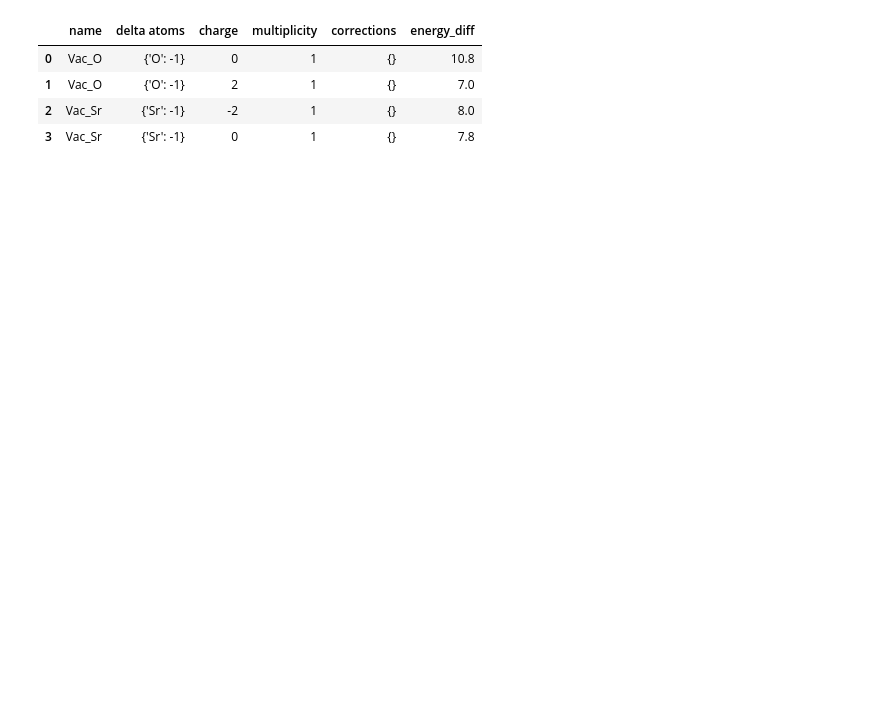
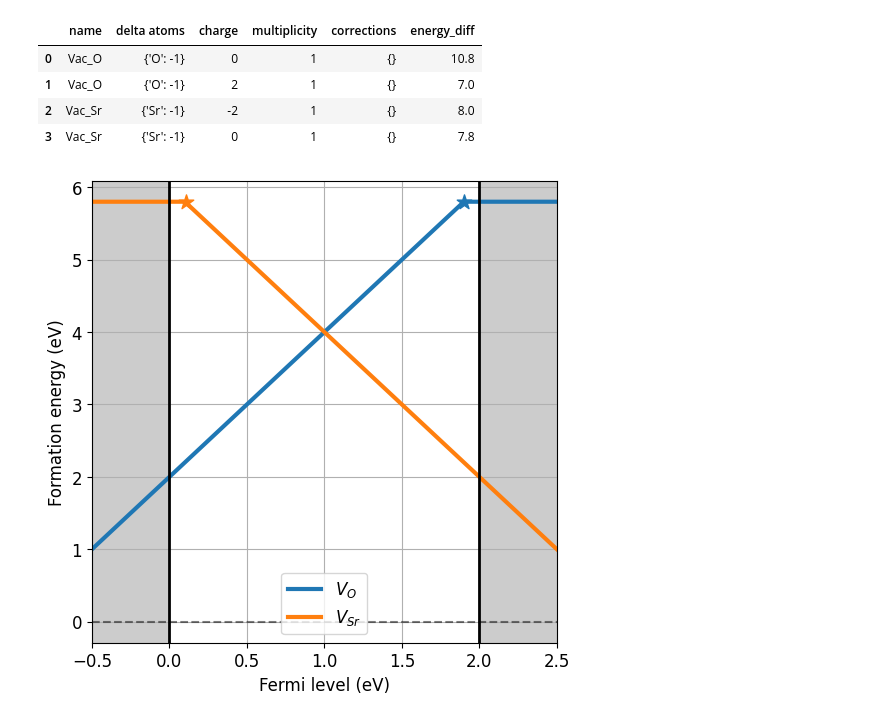
Before and after one commit to lorenzo-villa-hub/defermi, a Jupyter notebook: tutorials/interfaces.ipynb, the cells around one changed output. Saved outputs shown, nothing was run; the diff lists cells and outputs as text; code cells hidden in the pictures; blank space fills up the shorter version.

Commit message:
fix eform_kwargs in plot_formation_energies

```diff
--- a/tutorials/interfaces.ipynb
+++ b/tutorials/interfaces.ipynb
@@ -1,6 +7,10 @@
 # %%
 import pandas as pd
 from defermi import DefectsAnalysis
+import seaborn as sns
+
+sns.set_theme(context='talk',style='whitegrid')
+
 
 bulk_volume = 800 # A^3
 
@@ -33,6 +43,8 @@ data_dict = [
 df = pd.DataFrame(data_dict)
 vbm = 0 # eV
 band_gap = 2 # eV
+chempots = {'O': -5, 'Sr': -2}
+bulk_dos = {'m_eff_e': 0.5, 'm_eff_h': 0.4} # effective masses
 
 da = DefectsAnalysis.from_dataframe(df,band_gap=band_gap,vbm=0)
 da.table(display=['energy_diff'])
@@ -42,4 +54,10 @@ da.table(display=['energy_diff'])
 | 1 | Vac_O | {'O': -1} | 2 | 1 | {} | 7.0 |
 | 2 | Vac_Sr | {'Sr': -1} | -2 | 1 | {} | 8.0 |
 | 3 | Vac_Sr | {'Sr': -1} | 0 | 1 | {} | 7.8 |
+# %%
+entry = da[1]
+eform_bulk = entry.formation_energy(chemical_potentials=chempots)
+da.plot_formation_energies(chemical_potentials=chempots);
+# %% [output]
+[figure, added]
 # %%
```
Also changed, not shown: parts of 7 cells of this notebook, 1 other file.
